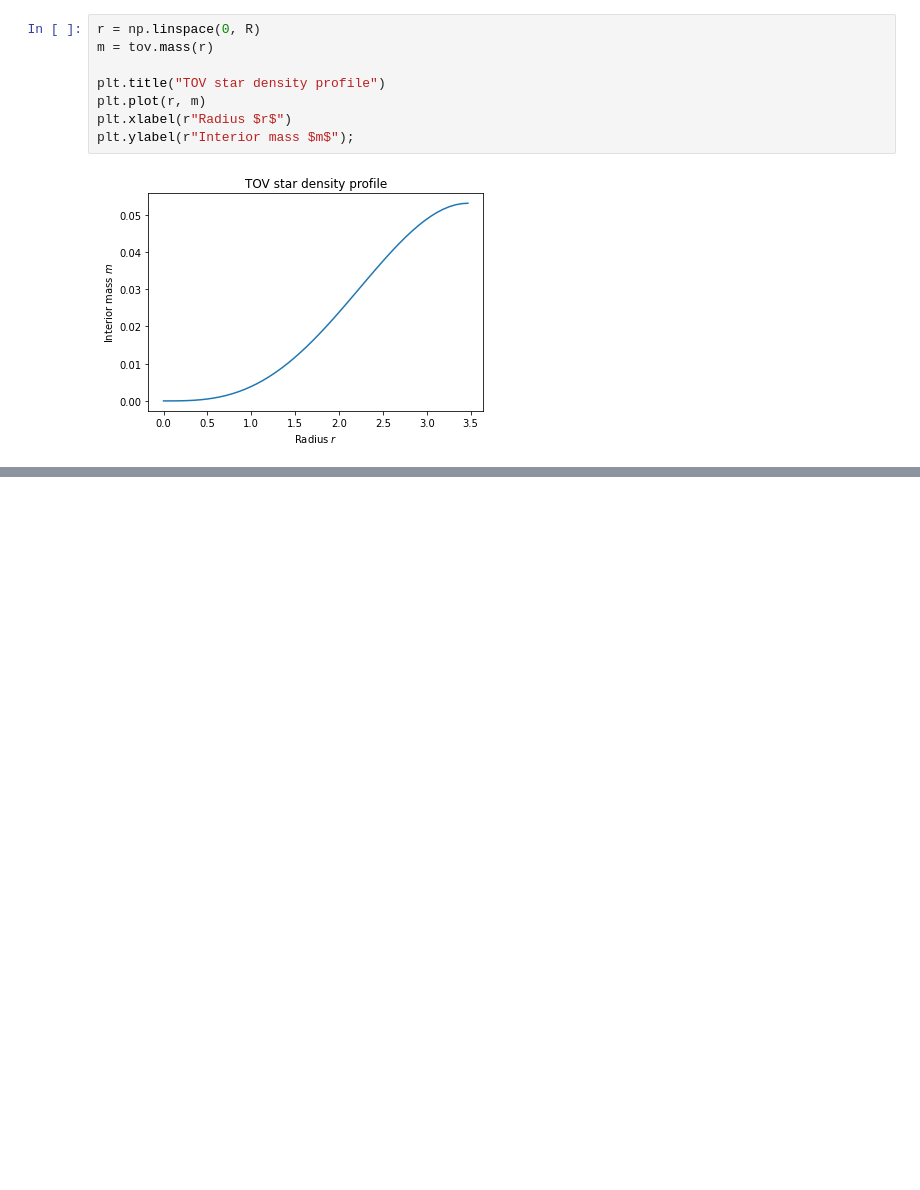
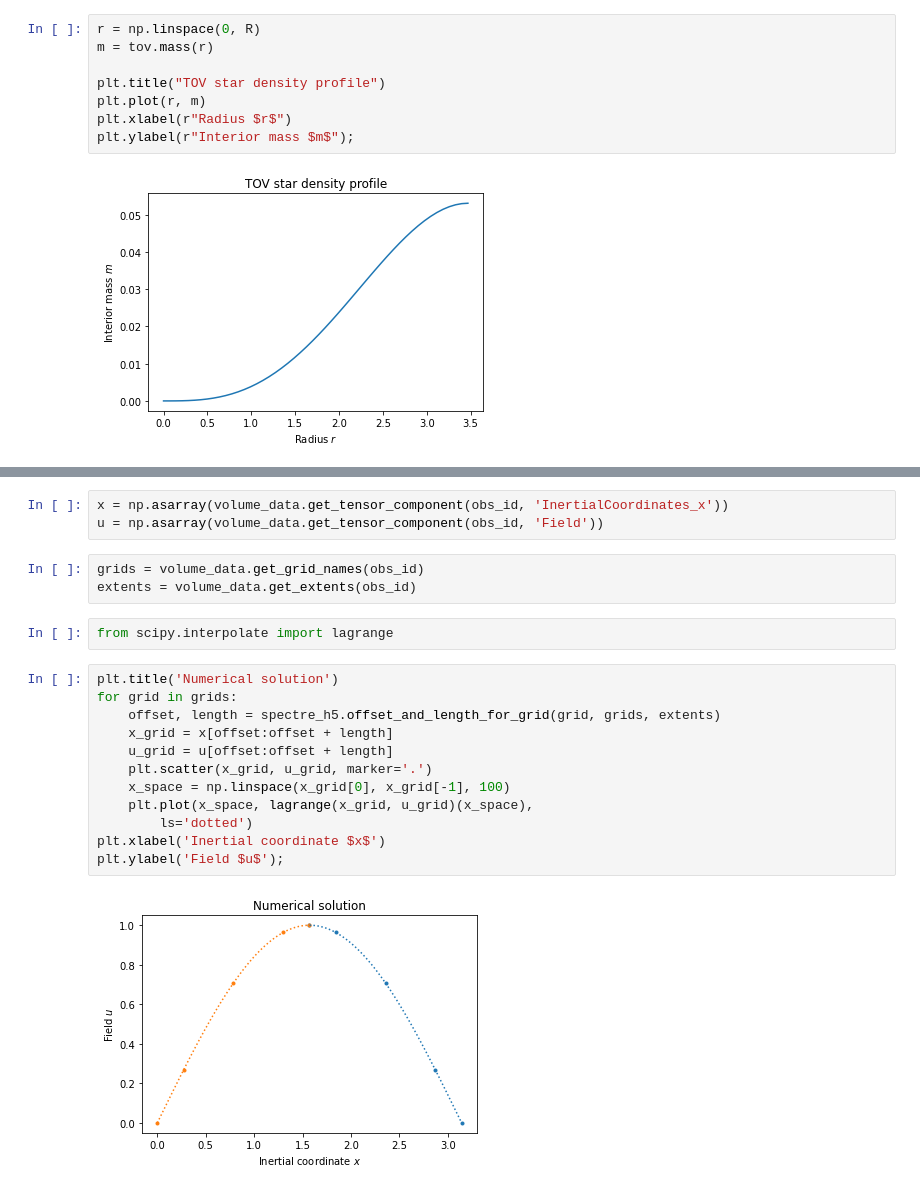
Before and after one commit to nilsleiffischer/spectre-deploy, a Jupyter notebook: Walkthrough.ipynb, the cells around one changed output, grey strips where cells are left out. Saved outputs shown, nothing was run; the diff lists cells and outputs as text; blank space fills up the shorter version.

```diff
--- a/Walkthrough.ipynb
+++ b/Walkthrough.ipynb
@@ -40,0 +126,22 @@ plt.ylabel(r"Interior mass $m$");
+# %%
+x = np.asarray(volume_data.get_tensor_component(obs_id, 'InertialCoordinates_x'))
+u = np.asarray(volume_data.get_tensor_component(obs_id, 'Field'))
+# %%
+grids = volume_data.get_grid_names(obs_id)
+extents = volume_data.get_extents(obs_id)
+# %%
+from scipy.interpolate import lagrange
+# %%
+plt.title('Numerical solution')
+for grid in grids:
+    offset, length = spectre_h5.offset_and_length_for_grid(grid, grids, extents)
+    x_grid = x[offset:offset + length]
+    u_grid = u[offset:offset + length]
+    plt.scatter(x_grid, u_grid, marker='.')
+    x_space = np.linspace(x_grid[0], x_grid[-1], 100)
+    plt.plot(x_space, lagrange(x_grid, u_grid)(x_space),
+        ls='dotted')
+plt.xlabel('Inertial coordinate $x$')
+plt.ylabel('Field $u$');
+# %% [output]
+[figure, added]
```
Also changed, not shown: parts of 20 cells of this notebook, 1 other file.
